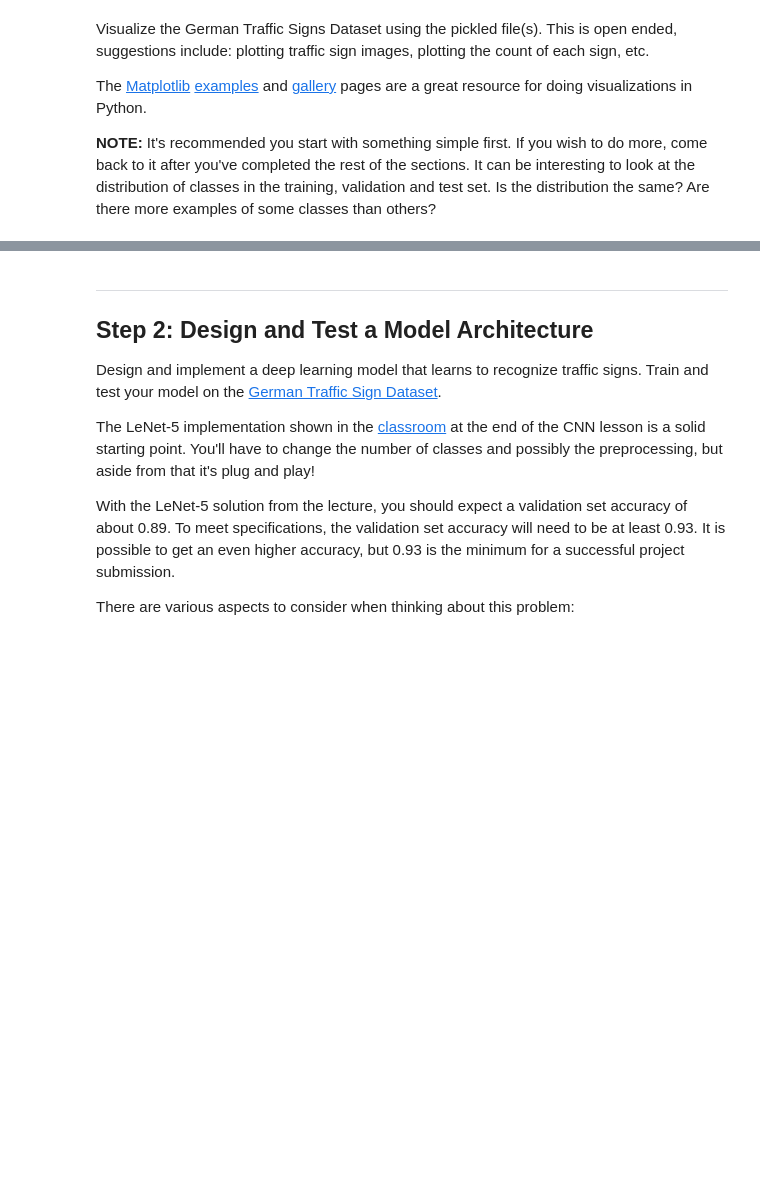
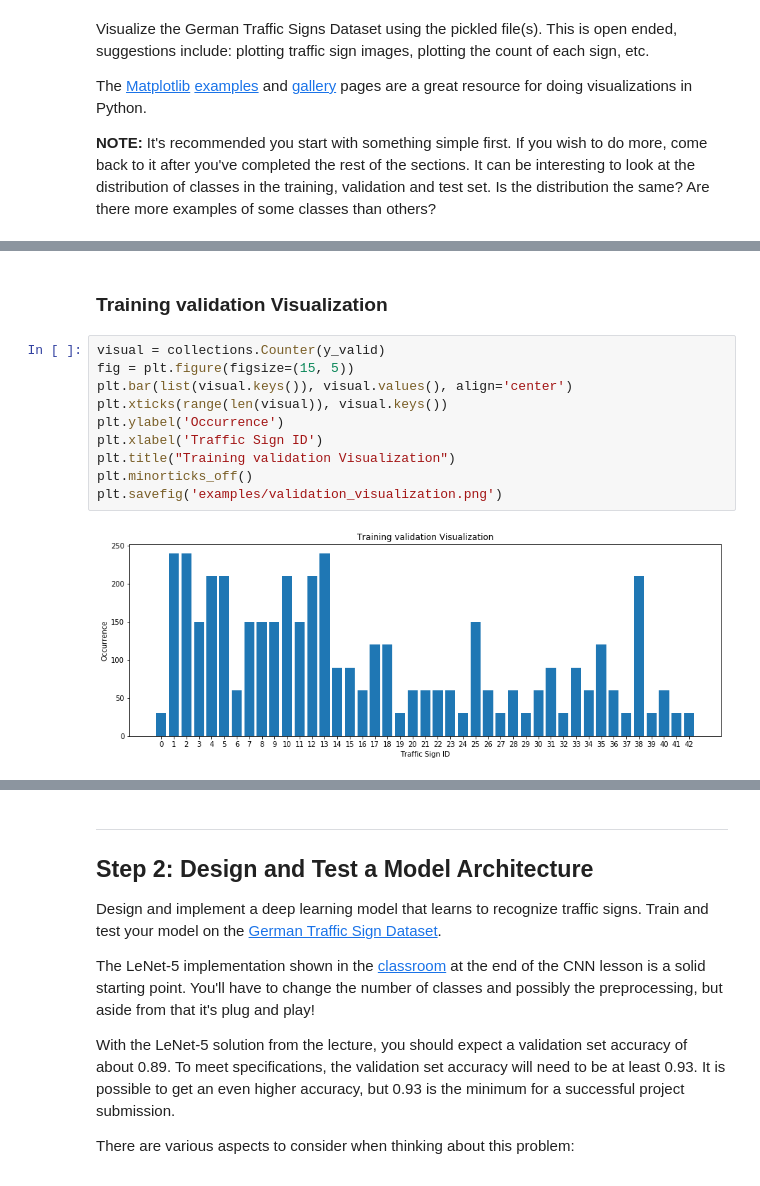
Before and after one commit to lelordoftech/Udacity, a Jupyter notebook: CarND-Traffic-Sign-Classifier-Project/Traffic_Sign_Classifier.ipynb, the cells around one changed output, grey strips where cells are left out. Saved outputs shown, nothing was run; the diff lists cells and outputs as text; blank space fills up the shorter version.

```diff
--- a/CarND-Traffic-Sign-Classifier-Project/Traffic_Sign_Classifier.ipynb
+++ b/CarND-Traffic-Sign-Classifier-Project/Traffic_Sign_Classifier.ipynb
@@ -124,0 +122,14 @@ del a
+# %% [markdown]
+### Training validation Visualization
+# %%
+visual = collections.Counter(y_valid)
+fig = plt.figure(figsize=(15, 5))
+plt.bar(list(visual.keys()), visual.values(), align='center')
+plt.xticks(range(len(visual)), visual.keys())
+plt.ylabel('Occurrence')
+plt.xlabel('Traffic Sign ID')
+plt.title("Training validation Visualization")
+plt.minorticks_off()
+plt.savefig('examples/validation_visualization.png')
+# %% [output]
+[figure, added]
```
Also changed, not shown: parts of 21 cells of this notebook, 1 other file.
